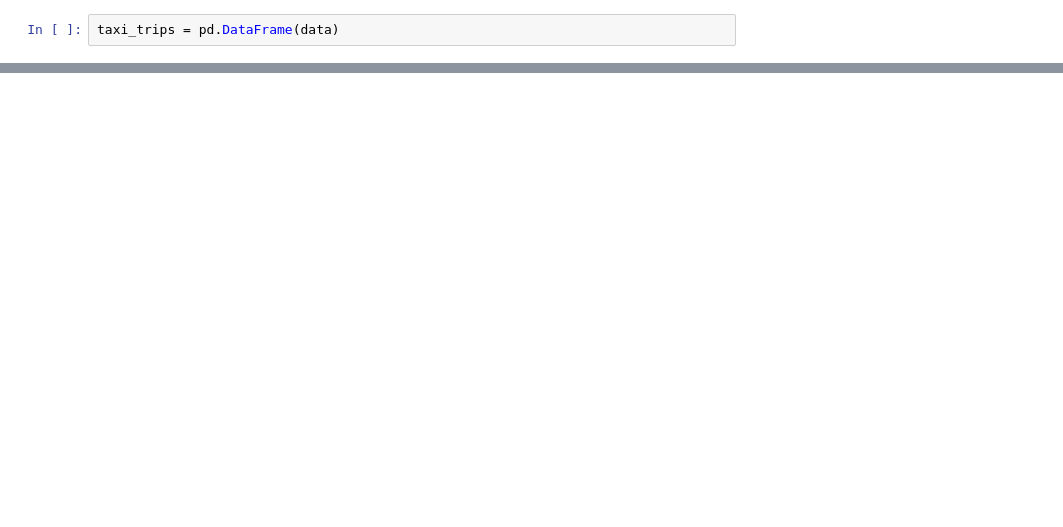
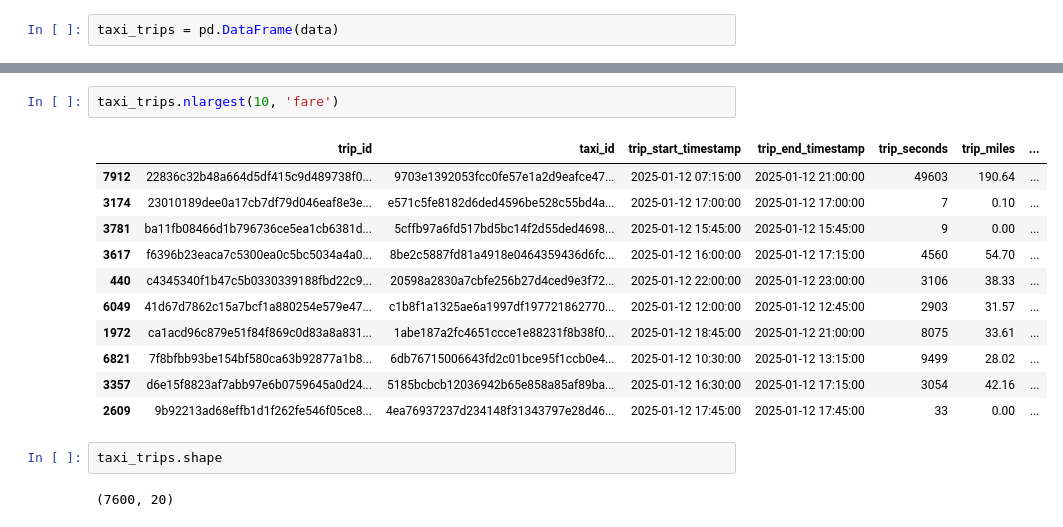
Before and after one commit to TiborVlasics/cubix-data-engineer, a Jupyter notebook: src/notebooks/06_chicago_data_to_mapping.ipynb, the cells around one changed output, grey strips where cells are left out. Cells and saved outputs as stored; diff of their text form; blank space fills up the shorter version.

```diff
--- a/src/notebooks/06_chicago_data_to_mapping.ipynb
+++ b/src/notebooks/06_chicago_data_to_mapping.ipynb
@@ -73,0 +271,18 @@ taxi_trips[taxi_trips["fare"].isna()].sample(5)
+# %%
+taxi_trips.nlargest(10, 'fare')
+# %% [output]
+|  | trip_id | taxi_id | trip_start_timestamp | trip_end_timestamp | trip_seconds | trip_miles | ... |
+| 7912 | 22836c32b48a664d5df415c9d489738f0... | 9703e1392053fcc0fe57e1a2d9eafce47... | 2025-01-12 07:15:00 | 2025-01-12 21:00:00 | 49603 | 190.64 | ... |
+| 3174 | 23010189dee0a17cb7df79d046eaf8e3e... | e571c5fe8182d6ded4596be528c55bd4a... | 2025-01-12 17:00:00 | 2025-01-12 17:00:00 | 7 | 0.10 | ... |
+| 3781 | ba11fb08466d1b796736ce5ea1cb6381d... | 5cffb97a6fd517bd5bc14f2d55ded4698... | 2025-01-12 15:45:00 | 2025-01-12 15:45:00 | 9 | 0.00 | ... |
+| 3617 | f6396b23eaca7c5300ea0c5bc5034a4a0... | 8be2c5887fd81a4918e0464359436d6fc... | 2025-01-12 16:00:00 | 2025-01-12 17:15:00 | 4560 | 54.70 | ... |
+| 440 | c4345340f1b47c5b0330339188fbd22c9... | 20598a2830a7cbfe256b27d4ced9e3f72... | 2025-01-12 22:00:00 | 2025-01-12 23:00:00 | 3106 | 38.33 | ... |
+| 6049 | 41d67d7862c15a7bcf1a880254e579e47... | c1b8f1a1325ae6a1997df197721862770... | 2025-01-12 12:00:00 | 2025-01-12 12:45:00 | 2903 | 31.57 | ... |
+| 1972 | ca1acd96c879e51f84f869c0d83a8a831... | 1abe187a2fc4651ccce1e88231f8b38f0... | 2025-01-12 18:45:00 | 2025-01-12 21:00:00 | 8075 | 33.61 | ... |
+| 6821 | 7f8bfbb93be154bf580ca63b92877a1b8... | 6db76715006643fd2c01bce95f1ccb0e4... | 2025-01-12 10:30:00 | 2025-01-12 13:15:00 | 9499 | 28.02 | ... |
+| 3357 | d6e15f8823af7abb97e6b0759645a0d24... | 5185bcbcb12036942b65e858a85af89ba... | 2025-01-12 16:30:00 | 2025-01-12 17:15:00 | 3054 | 42.16 | ... |
+| 2609 | 9b92213ad68effb1d1f262fe546f05ce8... | 4ea76937237d234148f31343797e28d46... | 2025-01-12 17:45:00 | 2025-01-12 17:45:00 | 33 | 0.00 | ... |
+# %%
+taxi_trips.shape
+# %% [output]
+(7600, 20)
```
Also changed, not shown: parts of 31 cells of this notebook, 2 other files.
